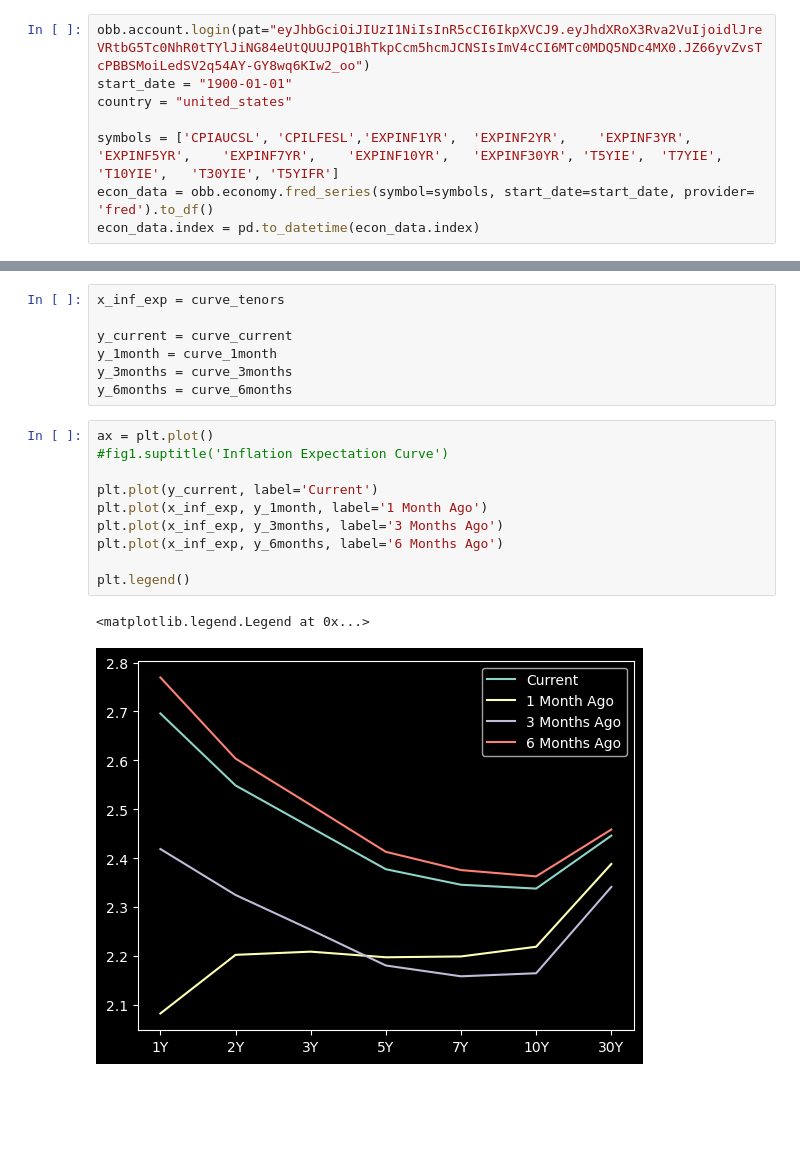
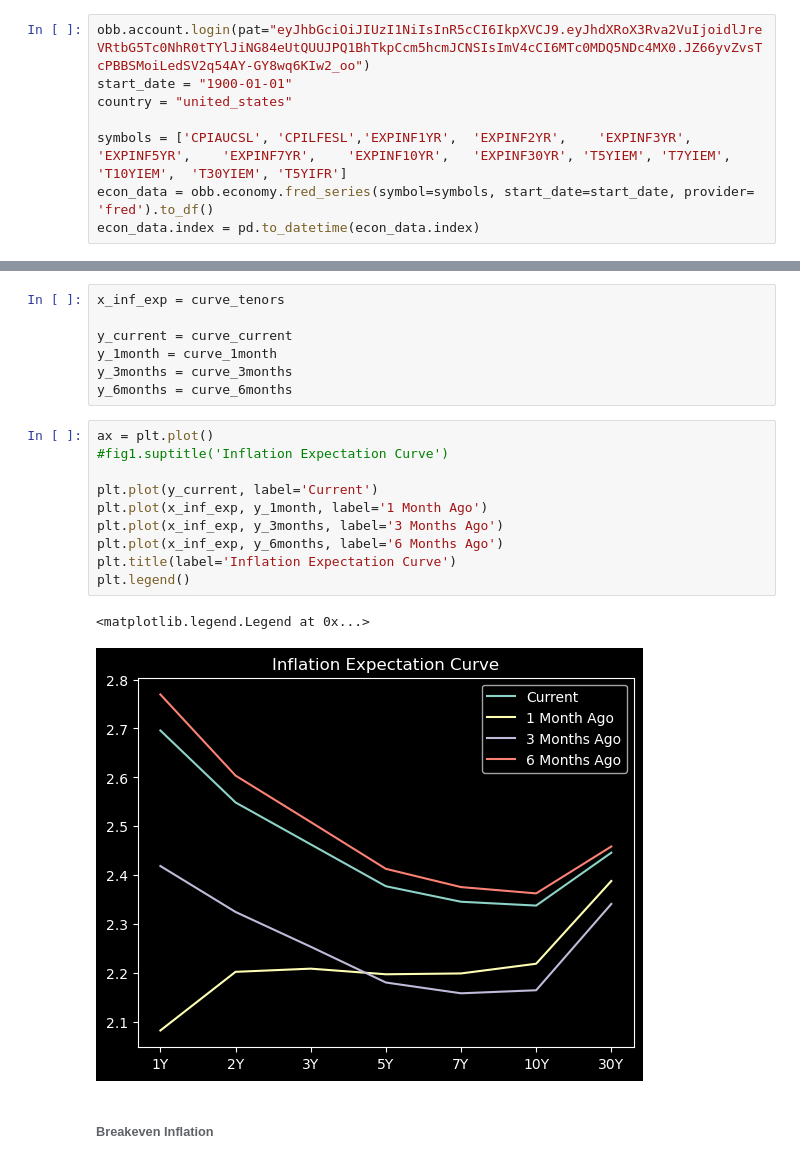
Before and after one commit to PatrickHLewis/Macro-Dashboard, a Jupyter notebook: Macro Dashboard/Macro Drivers/Inflation.ipynb, the cells around one changed output, grey strips where cells are left out. Cells and saved outputs as stored; diff of their text form; blank space fills up the shorter version.

```diff
--- a/Macro Dashboard/Macro Drivers/Inflation.ipynb
+++ b/Macro Dashboard/Macro Drivers/Inflation.ipynb
@@ -17,7 +18,7 @@ obb.account.login(pat="eyJhbGciOiJIUzI1NiIsInR5cCI6IkpXVCJ9.eyJhdXRoX3Rva2VuIjoi
 start_date = "1900-01-01"
 country = "united_states"
 
-symbols = ['CPIAUCSL', 'CPILFESL','EXPINF1YR',	'EXPINF2YR',	'EXPINF3YR',	'EXPINF5YR',	'EXPINF7YR',	'EXPINF10YR',	'EXPINF30YR', 'T5YIE',	'T7YIE',	'T10YIE',	'T30YIE', 'T5YIFR']
+symbols = ['CPIAUCSL', 'CPILFESL','EXPINF1YR',	'EXPINF2YR',	'EXPINF3YR',	'EXPINF5YR',	'EXPINF7YR',	'EXPINF10YR',	'EXPINF30YR', 'T5YIEM',	'T7YIEM',	'T10YIEM',	'T30YIEM', 'T5YIFR']
 econ_data = obb.economy.fred_series(symbol=symbols, start_date=start_date, provider= 'fred').to_df()
 econ_data.index = pd.to_datetime(econ_data.index)
 # %%
@@ -153,13 +156,15 @@ y_6months = curve_6months
 # %%
 ax = plt.plot()
 #fig1.suptitle('Inflation Expectation Curve')
 
 plt.plot(y_current, label='Current')
 plt.plot(x_inf_exp, y_1month, label='1 Month Ago')
 plt.plot(x_inf_exp, y_3months, label='3 Months Ago')
 plt.plot(x_inf_exp, y_6months, label='6 Months Ago')
-
+plt.title(label='Inflation Expectation Curve')
 plt.legend()
 # %% [output]
 <matplotlib.legend.Legend at 0x...>
-[figure, old version]
+[figure, new version]
+# %% [markdown]
+###### Breakeven Inflation
```
Also changed, not shown: parts of 9 cells of this notebook, 1 other file.
